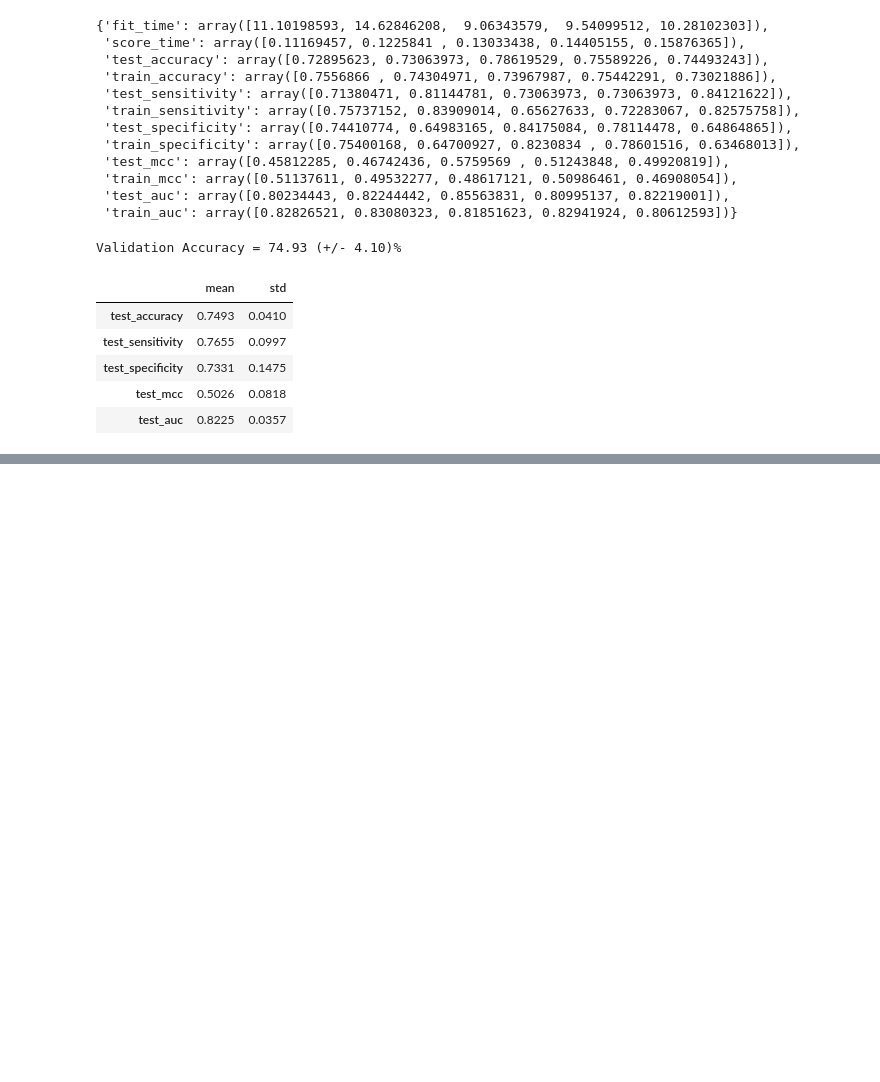
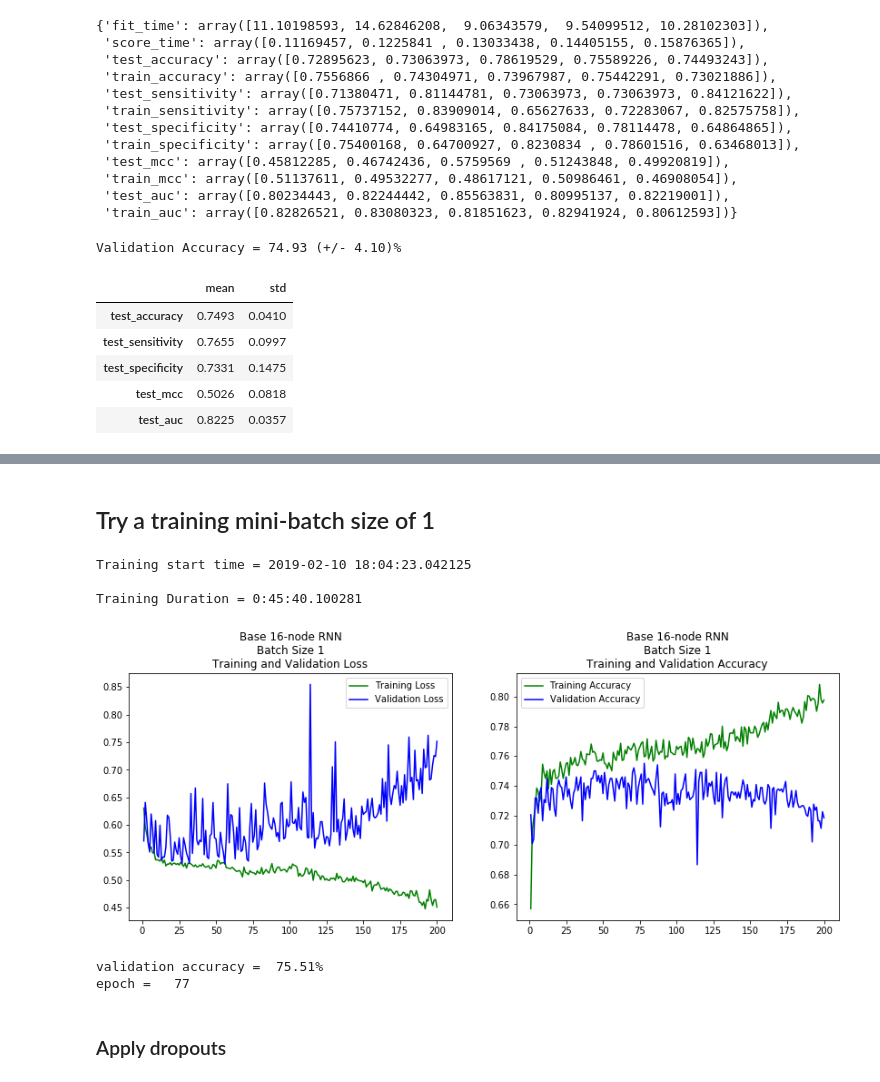
Before and after one commit to tkokkeng/KE5006-AppliedResearch, a Jupyter notebook: Modelling/model1.ipynb, the cells around one changed output, grey strips where cells are left out. Drawn from its saved outputs; the diff is of its cells as text; code cells hidden in the pictures; blank space fills up the shorter version.

```diff
--- a/Modelling/model1.ipynb
+++ b/Modelling/model1.ipynb
@@ -524,0 +642,2 @@ results_df.head()
+# %% [markdown]
+## Try a training mini-batch size of 1
@@ -524,0 +649,43 @@ results_df.head()
+# %%
+model = Sequential()
+model.add(layers.CuDNNGRU(16, input_shape=(None, X_train.shape[-1])))
+model.add(layers.Dense(1, activation='sigmoid'))
+model.compile(optimizer=RMSprop(), loss='binary_crossentropy', metrics=['acc'])
+# %%
+t1 = datetime.datetime.now()
+print('Training start time = %s' %  t1)
+history = model.fit(X_train, y_train,
+                    batch_size=1,  epochs=200, verbose=0,
+                    validation_data=(X_val, y_val), shuffle=True)
+print('\nTraining Duration = %s' % (datetime.datetime.now()-t1))
+# %% [output]
+Training start time = 2019-02-10 18:04:23.042125
+
+Training Duration = 0:45:40.100281
+# %%
+train_loss = history.history['loss']
+val_loss = history.history['val_loss']
+train_acc = history.history['acc']
+val_acc = history.history['val_acc']
+epochs = range(1, len(train_loss) + 1)
+plt.figure(figsize=(14, 5))
+plt.subplot(121)
+plt.plot(epochs, train_loss, 'g', label='Training Loss')
+plt.plot(epochs, val_loss, 'b', label='Validation Loss')
+plt.title('Base 16-node RNN\nBatch Size 1\nTraining and Validation Loss')
+plt.legend()
+plt.subplot(122)
+plt.plot(epochs, train_acc, 'g', label='Training Accuracy')
+plt.plot(epochs, val_acc, 'b', label='Validation Accuracy')
+plt.title('Base 16-node RNN\nBatch Size 1\nTraining and Validation Accuracy')
+plt.legend()
+plt.show()
+# %% [output]
+[figure, added]
+# %%
+print('validation accuracy = {:6.2f}%\nepoch = {:4d}'.format(max(val_acc) * 100, val_acc.index(max(val_acc))))
+# %% [output]
+validation accuracy =  75.51%
+epoch =   77
+# %% [markdown]
+### Apply dropouts
```
Also changed, not shown: parts of 31 cells of this notebook.
